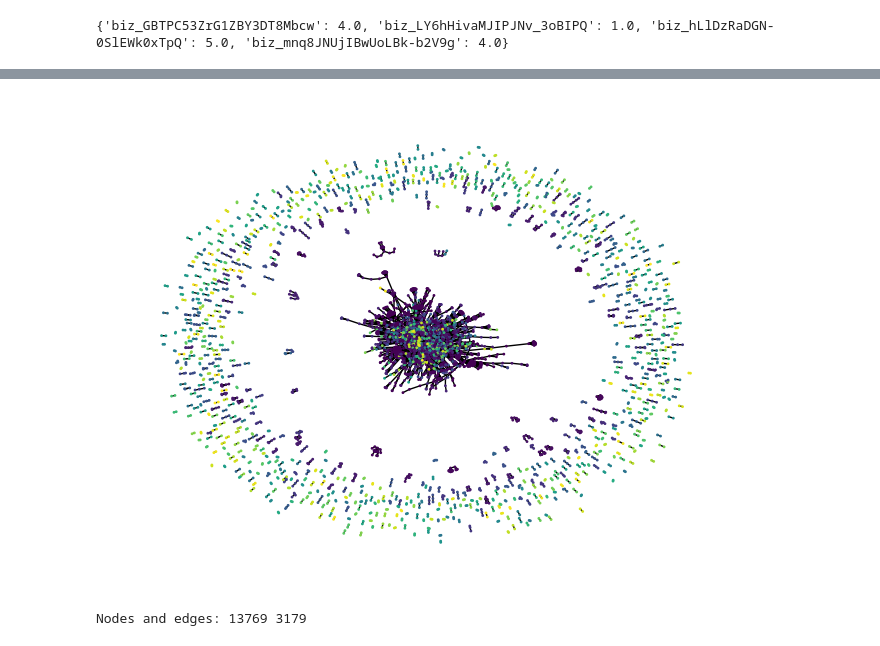
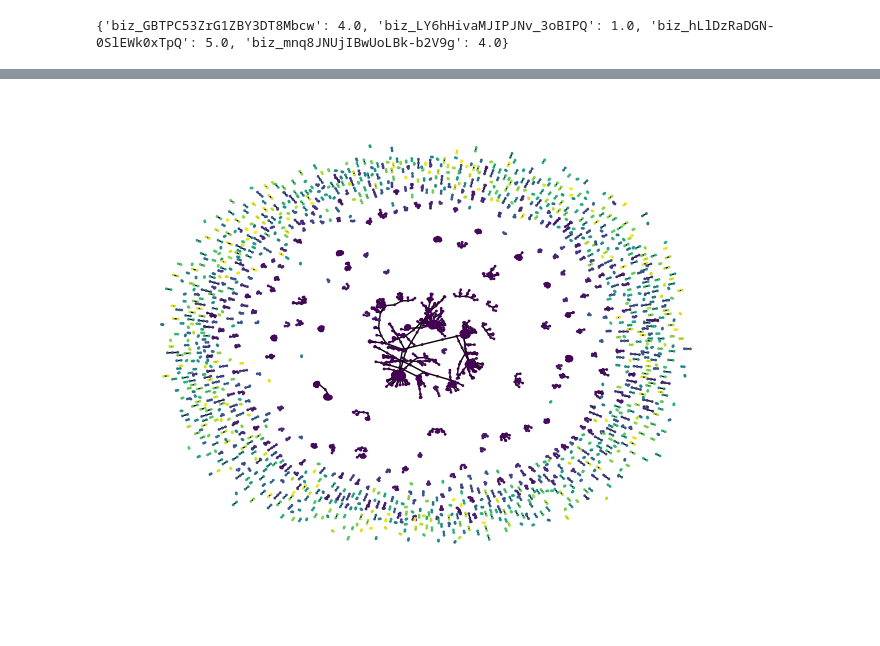
Before and after one commit to tommygomez25/CAC-1, a Jupyter notebook: user-based.ipynb, the cells around one changed output, grey strips where cells are left out. Saved outputs shown, nothing was run; the diff lists cells and outputs as text; code cells hidden in the pictures.

```diff
--- a/user-based.ipynb
+++ b/user-based.ipynb
@@ -316,8 +442,8 @@ Nodes and edges: 4500 3865
 # %%
 # len of list where degree is better than 10
-topX = len([d for n, d in network.degree() if d > 10])
+topX = len([d for n, d in network_copy.degree() if d > 10])
 print(topX)
 
 # remove isolated
-network.remove_nodes_from(list(nx.isolates(network)))
+network_copy.remove_nodes_from(list(nx.isolates(network_copy)))
 # %% [output]
@@ -324,0 +451,25 @@ network.remove_nodes_from(list(nx.isolates(network)))
+# %%
+# Subgraph induced by node with higher degree
+max_degree_node = sorted(dict(network_copy.degree()).items(), key=lambda x: x[1], reverse=True)[:topX]
+max_degree_node_ids = [node[0] for node in max_degree_node]
+subgraph_nodes = set()
+
+for node in max_degree_node_ids:
+    subgraph_nodes |= set(nx.node_connected_component(network_copy, node))
+
+g_sub = network_copy.subgraph(subgraph_nodes)
+
+# Communities
+sub_communities = nx.community.greedy_modularity_communities(g_sub)
+
+node_to_community = {}
+for i, community in enumerate(sub_communities):
+    for node in community:
+        node_to_community[node] = i
+
+# Color nodes by community
+colors = [node_to_community[node] for node in g_sub.nodes()]
+
+pos = nx.spring_layout(g_sub)
+nx.draw(g_sub, pos, node_color=colors, node_size=1, with_labels=False)
+plt.show()
@@ -325,44 +478,17 @@ network.remove_nodes_from(list(nx.isolates(network)))
 # %%
-import community as community_louvain
 # Communities
-communities = community_louvain.best_partition(network)
+communities_2 = nx.community.greedy_modularity_communities(network_copy)
+
+node_to_community_2 = {}
+for i, community in enumerate(communities_2):
+    for node in community:
+        node_to_community_2[node] = i
 
 # Color nodes by community
-colors = [node_to_community[node] for node in network.nodes()]
+colors = [node_to_community_2[node] for node in network_copy.nodes()]
 
-pos = nx.spring_layout(network)
-nx.draw(network, pos, node_color=colors, node_size=1, with_labels=False)
+pos = nx.spring_layout(network_copy)
+nx.draw(network_copy, pos, node_color=colors, node_size=1, with_labels=False)
 plt.show()
 # %% [output]
-[figure, old version]
+[figure, new version]
-# %%
-# reset graph
-network = nx.Graph()
-
-network.add_nodes_from(df_users['user_id'])
-
-for user, friends in zip(df_users['user_id'], df_users['friends']):
-    for friend in friends:
-        if friend in df_users['user_id'].values:
-            network.add_edge(user, friend)
-
-print("Nodes and edges:", network.number_of_nodes(), network.number_of_edges())
-
-# create the communities using three different algorithms
-communities = {}
-
-communities['Girvan-Newman'] = list(nx.community.girvan_newman(network))
-
-communities['Louvain'] = list(nx.community.greedy_modularity_communities(network))
-
-communities['Label Propagation'] = list(nx.community.asyn_lpa_communities(network))
-
-# print the number of communities for each algorithm
-for name, comms in communities.items():
-    print(f"{name}: {len(comms)}")
-
-# print the number of nodes in the largest community for each algorithm
-for name, comms in communities.items():
-    print(f"{name}: {len(max(comms, key=len))}")
-# %% [output]
-Nodes and edges: 13769 3179
```
Also changed, not shown: parts of 24 cells of this notebook, 1 other file.
